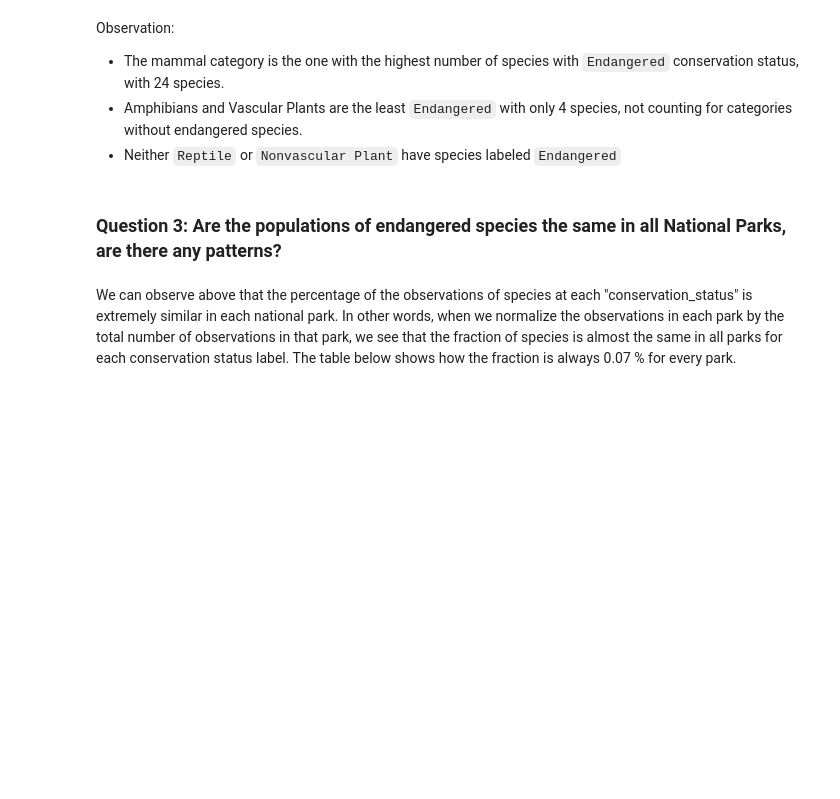
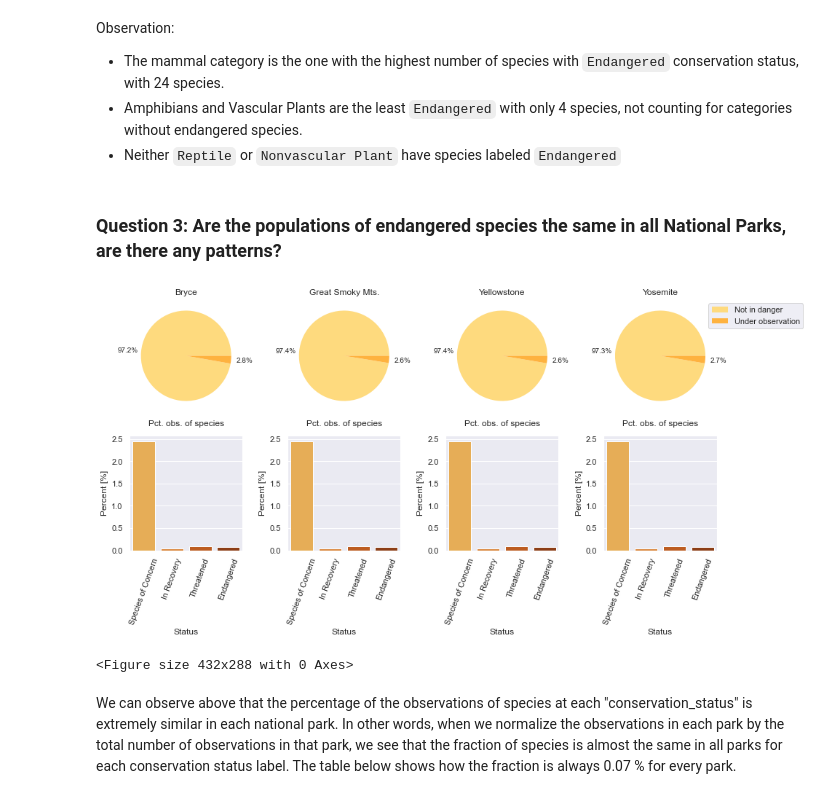
Before and after one commit to juan-s-cruz/DS-portfolio, a Jupyter notebook: biodiversity/biodiversity.ipynb, the cells around one changed output. Drawn from its saved outputs; the diff is of its cells as text; code cells hidden in the pictures; blank space fills up the shorter version.

Commit message:
Reduced size of the figure in Question 3 for display

```diff
--- a/biodiversity/biodiversity.ipynb
+++ b/biodiversity/biodiversity.ipynb
@@ -404,32 +404,41 @@ Observation:
 # %%
 conservation_df = data_nps.groupby(['park_name_short','conservation_status']).observations.sum().reset_index()
 conservation_df['percent'] = conservation_df.apply(lambda row: round(row.observations*100/float(conservation_df[conservation_df.park_name_short == row.park_name_short].observations.sum()),2),axis=1)
 conservation_df['in_danger'] = conservation_df.conservation_status.apply(lambda x: True if( str(x) != 'Not in danger' ) else False)
 conservation_binary_df = conservation_df.groupby(['park_name_short','in_danger']).percent.sum().reset_index()
 park_names = data_nps.park_name_short.unique()
 list_conservation = list(conservation_df.conservation_status.unique())
 list_conservation.pop(0)
 index = 1
-plt.figure(figsize=(18,7))
+plt.figure(figsize=(14,6))
+plt.subplots_adjust(left=0.1,
+                    bottom=0.1,
+                    right=0.9,
+                    top=0.9,
+                    wspace=0.4,
+                    hspace=0.2)
 for park in park_names:
     plt.subplot(2,len(park_names),index)
     ax = plt.pie(conservation_binary_df[conservation_binary_df.park_name_short == park].percent, normalize=True, wedgeprops = {'linewidth': 0}, colors=sns.color_palette("YlOrBr")[1:],autopct='%.1f%%', pctdistance=1.3)
     plt.title(park)
     index += 1
 plt.legend(labels=['Not in danger','Under observation'],loc='upper right',bbox_to_anchor=(1.8, 1))
 
 for park in park_names:
     plt.subplot(2,len(park_names),index)
     ax = sns.barplot(data=conservation_df[conservation_df.conservation_status != 'Not in danger'], x='conservation_status', y='percent', errorbar=None, order=list_conservation,palette=sns.color_palette("YlOrBr")[2:])
     ax.set_xticklabels(labels=list_conservation,rotation=70)
     plt.xlabel('Status')
     plt.ylabel('Percent [%]')
-    plt.title('Pct. of observed species in ' + park)
+    plt.title('Pct. obs. of species', y=1.05)
     index += 1
 
 
 plt.show()
 plt.clf()
+# %% [output]
+[figure, added]
+<Figure size 432x288 with 0 Axes>
 # %% [markdown]
 We can observe above that the percentage of the observations of species at each "conservation_status" is extremely similar in each national park.
 In other words, when we normalize the observations in each park by the total number of observations in that park, we see that the fraction of species is almost the same in all parks for each conservation status label. The table below shows how the fraction is always 0.07 % for every park.
```
Also changed, not shown: parts of 4 cells of this notebook.
